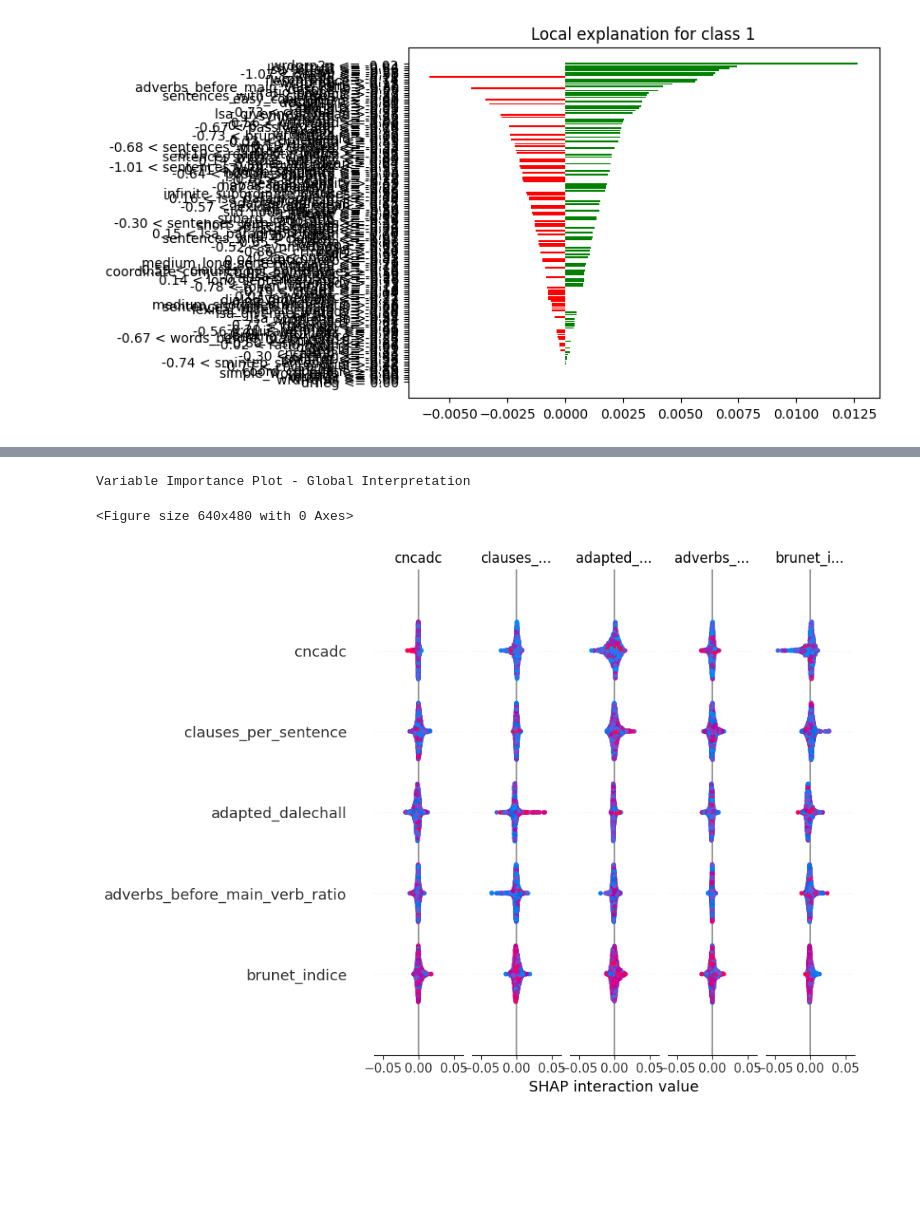
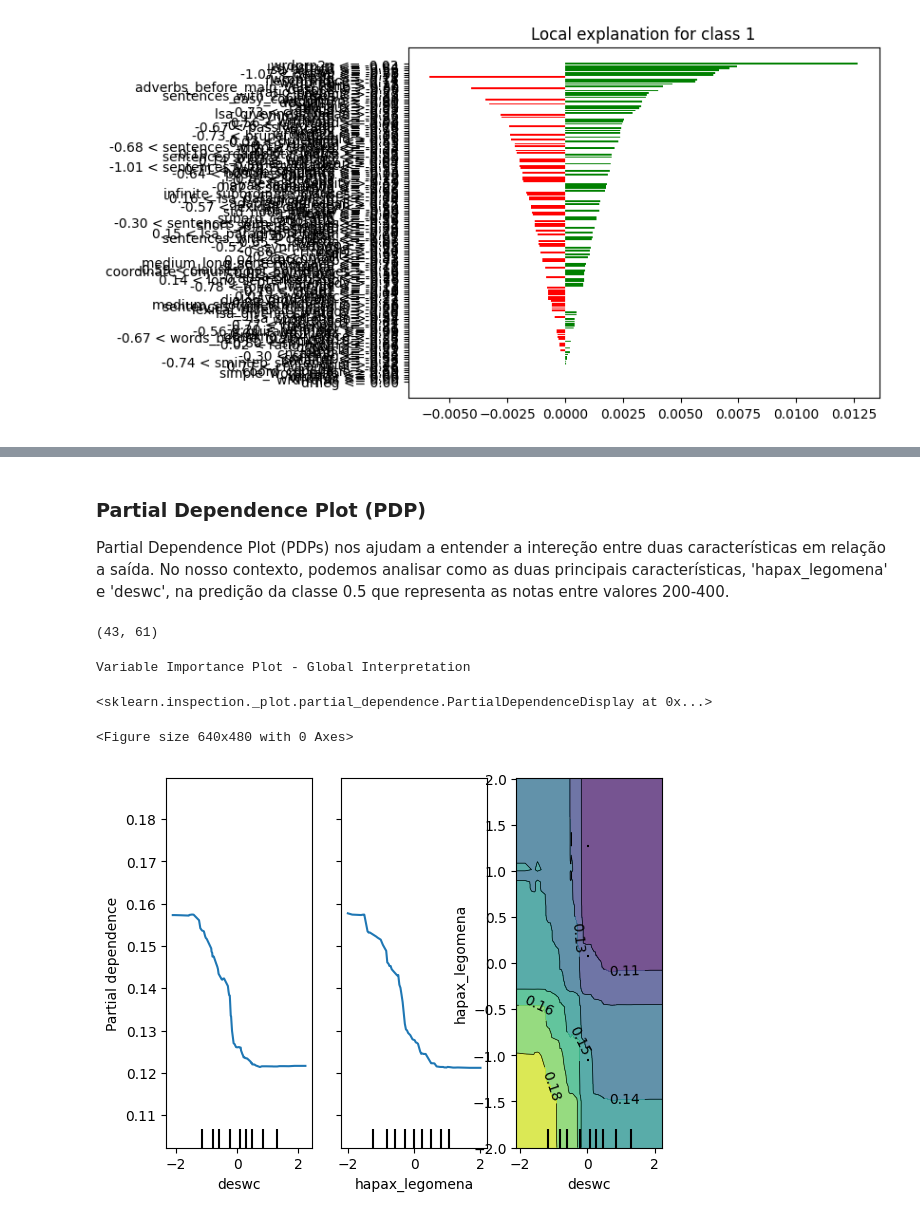
Before and after one commit to Tiagoblima/explanaible-essay-grading, a Jupyter notebook: notebooks/Essay Grade Classification.ipynb, the cells around one changed output, grey strips where cells are left out. Cells and saved outputs as stored; diff of their text form; code cells hidden in the pictures; blank space fills up the shorter version.

Commit message:
adding Shap XAI explanation with PDP and Feature importance

```diff
--- a/notebooks/Essay Grade Classification.ipynb
+++ b/notebooks/Essay Grade Classification.ipynb
@@ -470,0 +322,9 @@ KeyboardInterrupt:
+# %%
+instance_idx = 18
+figure = plt.figure()
+pred_idx = rf_clf.predict([X_test[i]])[0]
+class_idx = Y_test[i]
+print("Instance index: ", i)
+print("Predicted value: ", class_names[pred_idx])
+print("True Value: ", class_names[class_idx])
+shap.plots.force(shap_explainer.expected_value[0], shap_values[instance_idx,:,pred_idx], X_test[instance_idx], feature_names = feature_names)
@@ -470,0 +341,7 @@ KeyboardInterrupt:
+# %%
+SAMPLE_SIZE = 100
+figure = plt.figure()
+
+print("Feature Importance Plot - Global Interpretation")
+print("Classe avaliada: ", class_names[class_idx])
+shap.summary_plot(shap_values[:SAMPLE_SIZE,:,class_idx], X_test[:SAMPLE_SIZE], feature_names=feature_names)
@@ -471,9 +352,25 @@ KeyboardInterrupt:
+# %% [markdown]
+### Partial Dependence Plot (PDP)
+
+
+Partial Dependence Plot (PDPs) nos ajudam a entender a intereção entre duas características em relação a saída. No nosso contexto, podemos analisar como as duas principais características, 'hapax_legomena' e 'deswc', na predição da classe 0.5 que representa as notas entre valores 200-400.
+# %%
+X_sample = X_test[:SAMPLE_SIZE]
+MAIN_FEATURES = ['hapax_legomena', 'deswc']
+feat_idx1, feat_idx2 = np.where( np.isin(feature_names, np.array(MAIN_FEATURES)) )[0]
+feat_idx1, feat_idx2
+# %% [output]
+(43, 61)
 # %%
 import matplotlib.pyplot as plt
+from sklearn.inspection import PartialDependenceDisplay
 print("Variable Importance Plot - Global Interpretation")
 figure = plt.figure()
-shap.summary_plot(shap_values, X_test, class_names= class_names, feature_names = feature_names, plot_type="bar")
+features = [feat_idx1, feat_idx2, (feat_idx1, feat_idx2)]
+PartialDependenceDisplay.from_estimator(rf_clf, X_sample,
+ features, target=Y_test[instance_idx], feature_names=feature_names)
 # %% [output]
 Variable Importance Plot - Global Interpretation
-<Figure size 640x480 with 0 Axes>
+<sklearn.inspection._plot.partial_dependence.PartialDependenceDisplay at 0x...>
+<Figure size 640x480 with 0 Axes>
-[figure, old version]
+[figure, new version]
```
Also changed, not shown: parts of 35 cells of this notebook.
